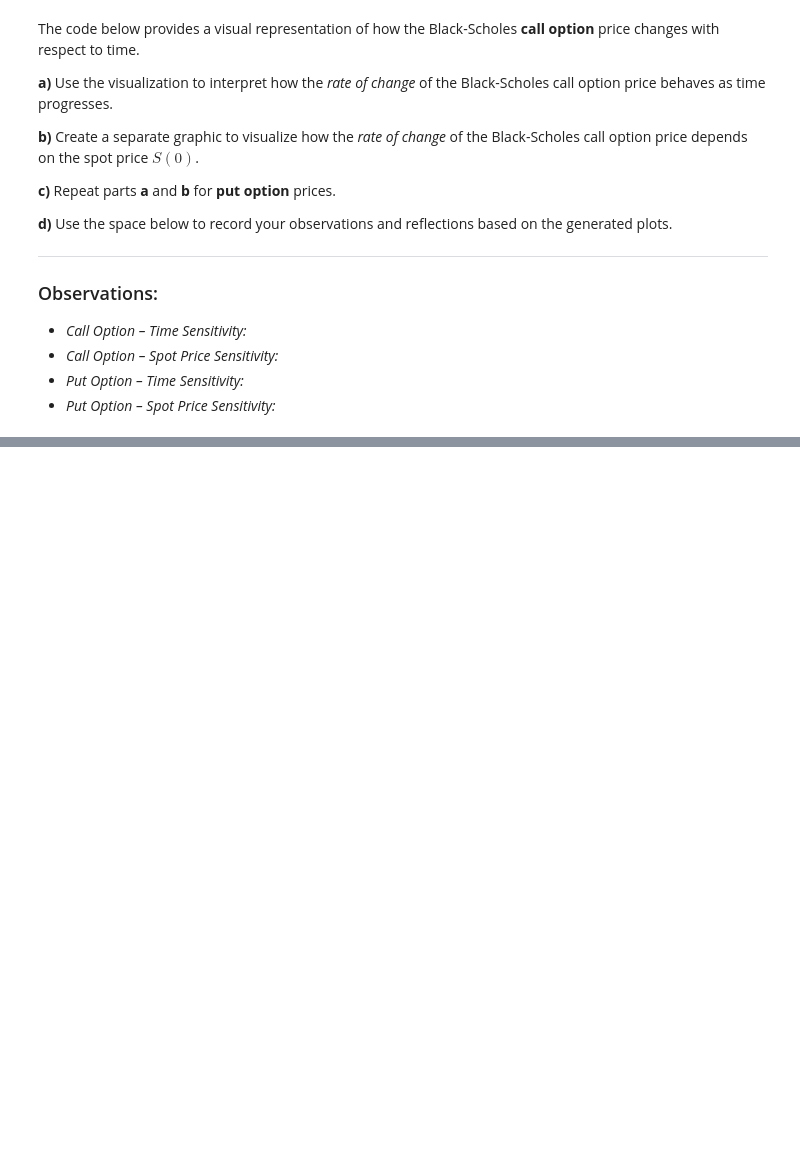
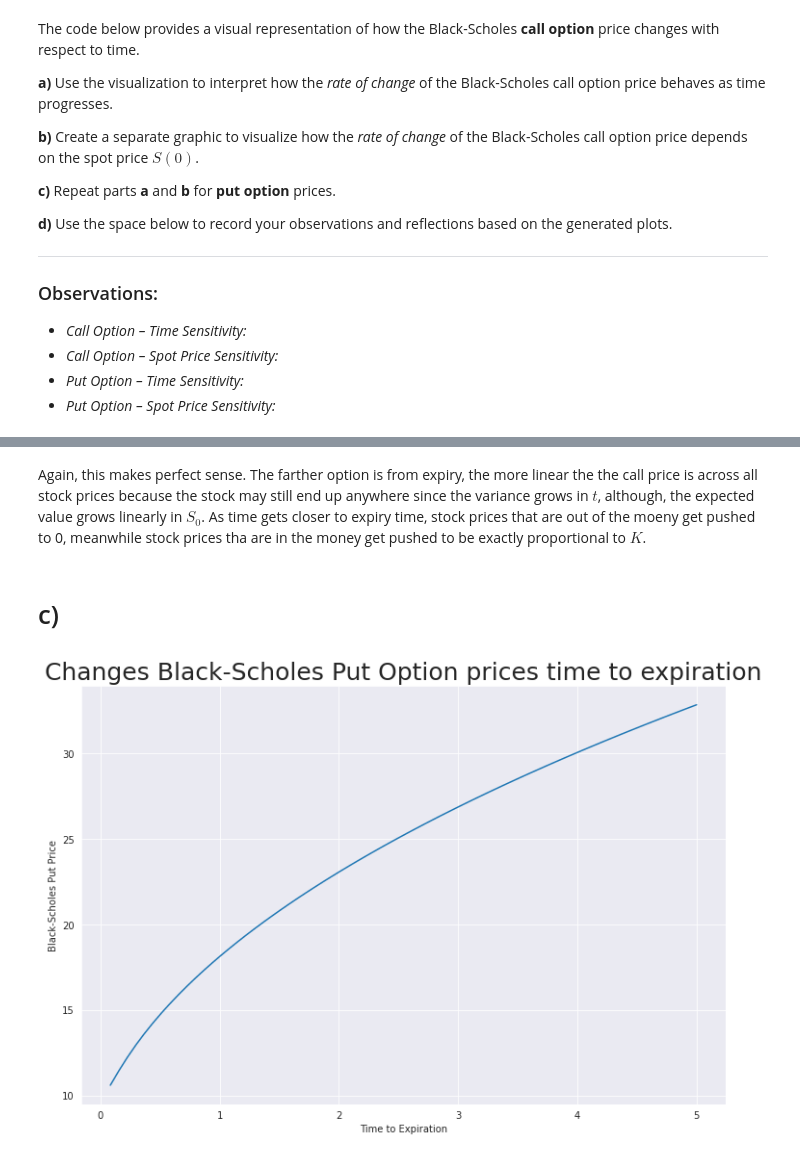
Before and after one commit to tdore738/Erdos_Inst_Quant_Fin_2025, a Jupyter notebook: Mini Projects/Mini Project 3.ipynb, the cells around one changed output, grey strips where cells are left out. Drawn from its saved outputs; the diff is of its cells as text; code cells hidden in the pictures; blank space fills up the shorter version.

```diff
--- a/Mini Projects/Mini Project 3.ipynb
+++ b/Mini Projects/Mini Project 3.ipynb
@@ -93,0 +173,22 @@ plt.show()
+# %% [markdown]
+Again, this makes perfect sense. The farther option is from expiry, the more linear the the call price is across all stock prices because the stock may still end up anywhere since the variance grows in $t$, although, the expected value grows linearly in $S_0$. As time gets closer to expiry time, stock prices that are out of the moeny get pushed to 0, meanwhile stock prices tha are in the money get pushed to be exactly proportional to $K$.
+# %% [markdown]
+# c)
+# %%
+S0 = 100
+K = 110
+sigma = .3
+times = np.linspace(1/12, 5, 70)
+
+
+call_prices = [bs_put(S0,K,sigma, t = times[i]) for i in range(len(times))]
+
+
+plt.figure(figsize = (12,8))
+plt.title('Changes Black-Scholes Put Option prices time to expiration', size = 25)
+plt.plot(times, call_prices)
+plt.xlabel('Time to Expiration')
+plt.ylabel('Black-Scholes Put Price')
+plt.show()
+# %% [output]
+[figure, added]
```
Also changed, not shown: parts of 13 cells of this notebook.
